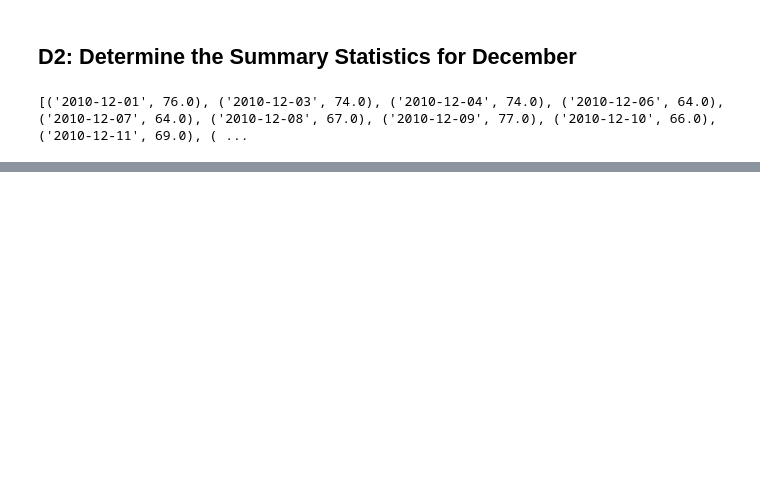
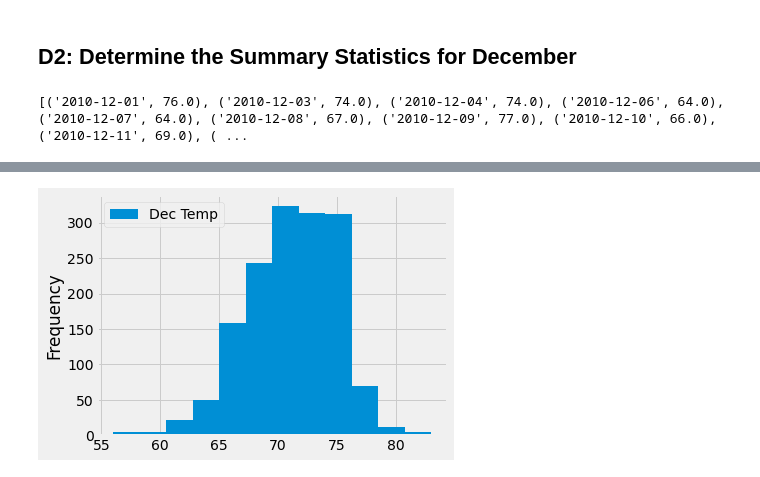
Before and after one commit to summerstime/surfs_up, a Jupyter notebook: SurfsUp_Challenge.ipynb, the cells around one changed output, grey strips where cells are left out. Cells and saved outputs as stored; diff of their text form; code cells hidden in the pictures; blank space fills up the shorter version.

```diff
--- a/SurfsUp_Challenge.ipynb
+++ b/SurfsUp_Challenge.ipynb
@@ -126,0 +137,5 @@ Dec_df.describe()
+# %%
+Dec_df.plot.hist(bins=12)
+plt.tight_layout()
+# %% [output]
+[figure, added]
```
Also changed, not shown: parts of 11 cells of this notebook, 2 other files.
